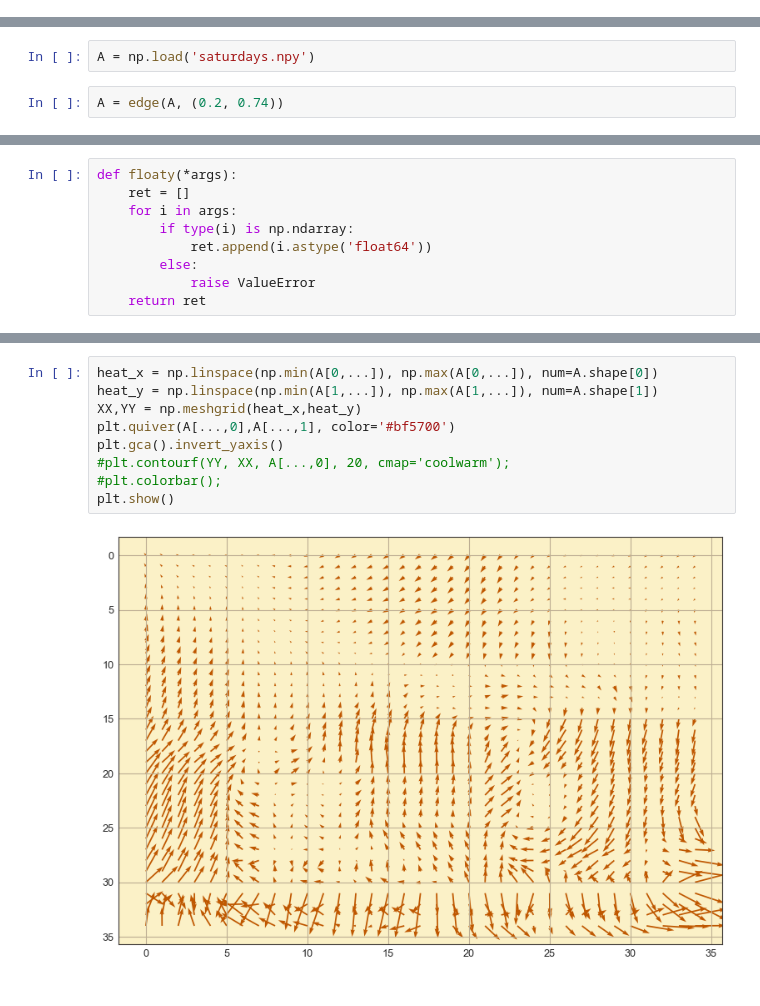
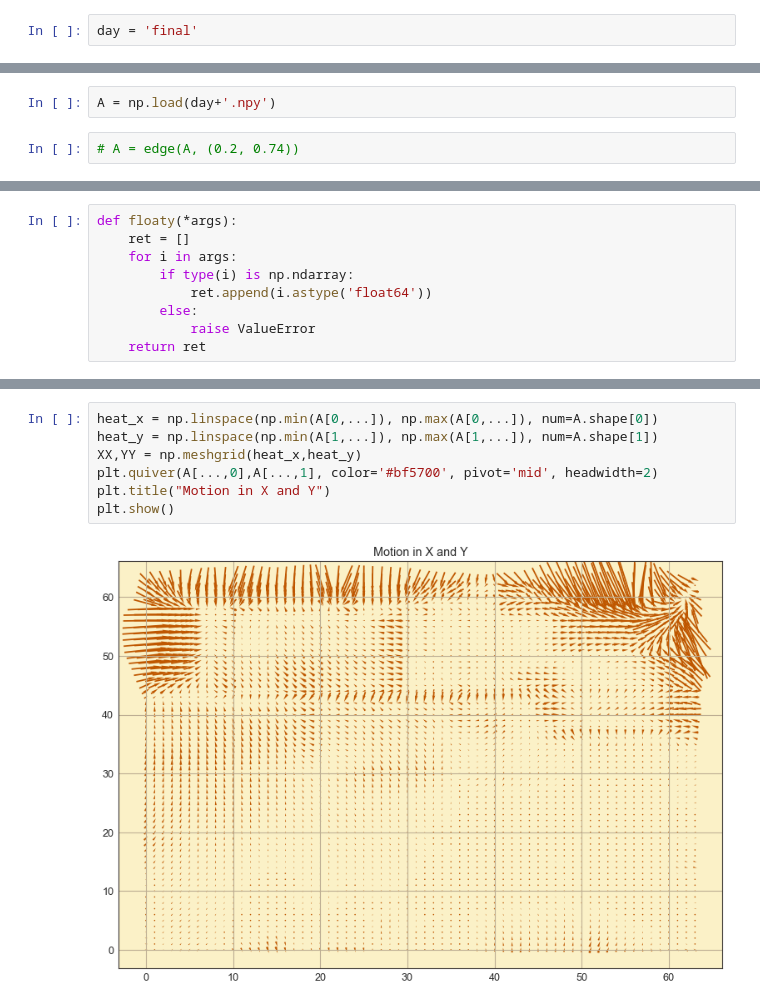
Before and after one commit to trdougherty/Quant_Mo, a Jupyter notebook: quomo_notebook.ipynb, the cells around one changed output, grey strips where cells are left out. Cells and saved outputs as stored; diff of their text form.

```diff
--- a/quomo_notebook.ipynb
+++ b/quomo_notebook.ipynb
@@ -18,6 +18,8 @@ from memory_profiler import profile
 from uncertainties import unumpy
 import uncertainties as u
 import ucert
+# %%
+day = 'final'
 # %%
 plt.rcParams['figure.figsize'] = [13, 9]
 # %%
@@ -63,9 +65,9 @@ def intensity(x):
     assert type(x).__module__ == np.__name__
     return np.power(np.sum(np.power(x,2),axis=len(x.shape)-1),0.5) # pythagorean
 # %%
-A = np.load('saturdays.npy')
+A = np.load(day+'.npy')
 # %%
-A = edge(A, (0.2, 0.74))
+# A = edge(A, (0.2, 0.74))
 # %% [markdown]
 This function is looking to take something with an X and Y system to decompose it into a collapsed major system
 # %%
@@ -142,11 +175,9 @@ plt.show()
 # %%
 heat_x = np.linspace(np.min(A[0,...]), np.max(A[0,...]), num=A.shape[0])
 heat_y = np.linspace(np.min(A[1,...]), np.max(A[1,...]), num=A.shape[1])
 XX,YY = np.meshgrid(heat_x,heat_y)
-plt.quiver(A[...,0],A[...,1], color='#bf5700')
-plt.gca().invert_yaxis()
-#plt.contourf(YY, XX, A[...,0], 20, cmap='coolwarm');
-#plt.colorbar();
+plt.quiver(A[...,0],A[...,1], color='#bf5700', pivot='mid', headwidth=2)
+plt.title("Motion in X and Y")
 plt.show()
 # %% [output]
-[figure, old version]
+[figure, new version]
```
Also changed, not shown: parts of 11 cells of this notebook.
